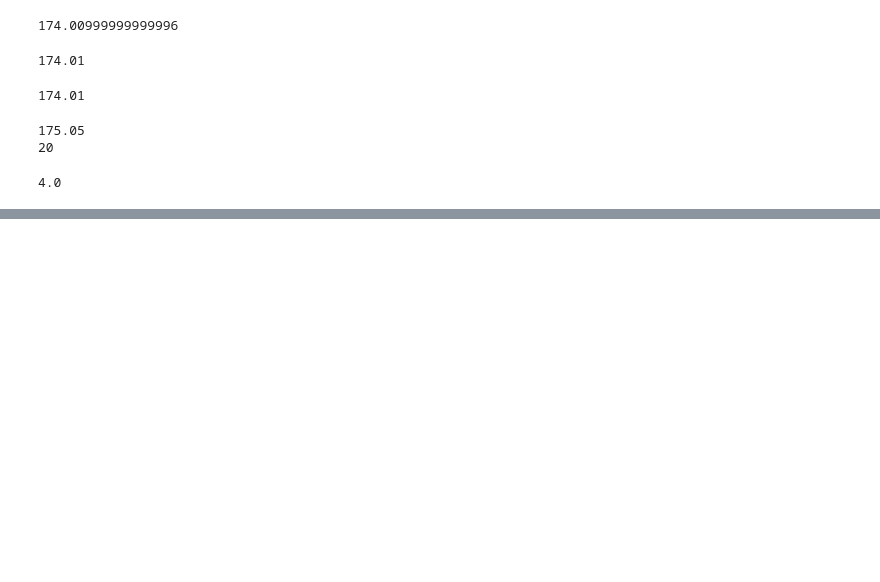
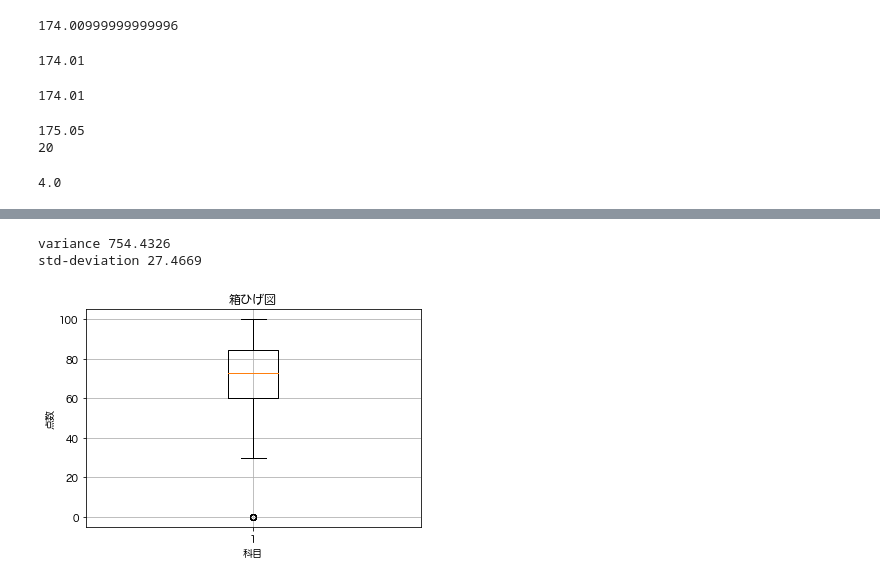
Before and after one commit to Yuta-141/python_statistics, a Jupyter notebook: chapter03.ipynb, the cells around one changed output, grey strips where cells are left out. Drawn from its saved outputs; the diff is of its cells as text; code cells hidden in the pictures; blank space fills up the shorter version.

```diff
--- a/chapter03.ipynb
+++ b/chapter03.ipynb
@@ -36,0 +84,20 @@ ModuleNotFoundError: No module named 'scipy'
+# %%
+import numpy as np
+import matplotlib.pyplot as plt
+x = np.array(np.loadtxt('seiseki.csv',delimiter=","))
+print('variance', x.var().round(4))
+print('std-deviation', x.std().round(4))
+
+#variance 767.38
+#std-deviation 27.7016
+
+plt.boxplot(x)
+plt.title('箱ひげ図')
+plt.grid()
+plt.xlabel('科目')
+plt.ylabel('点数')
+plt.show()
+# %% [output]
+variance 754.4326
+std-deviation 27.4669
+[figure, added]
```
Also changed, not shown: parts of 6 cells of this notebook, 1 other file.
